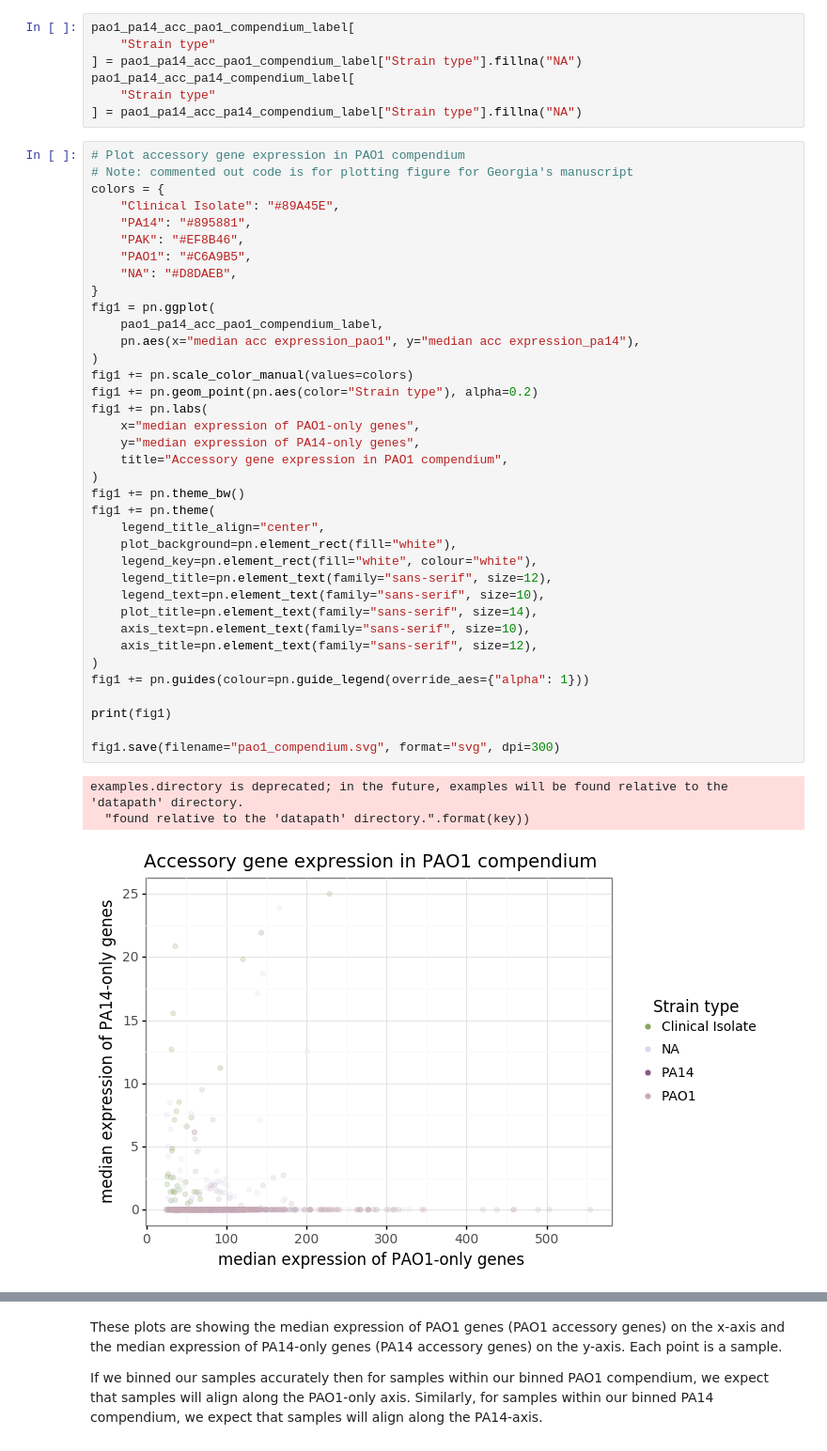
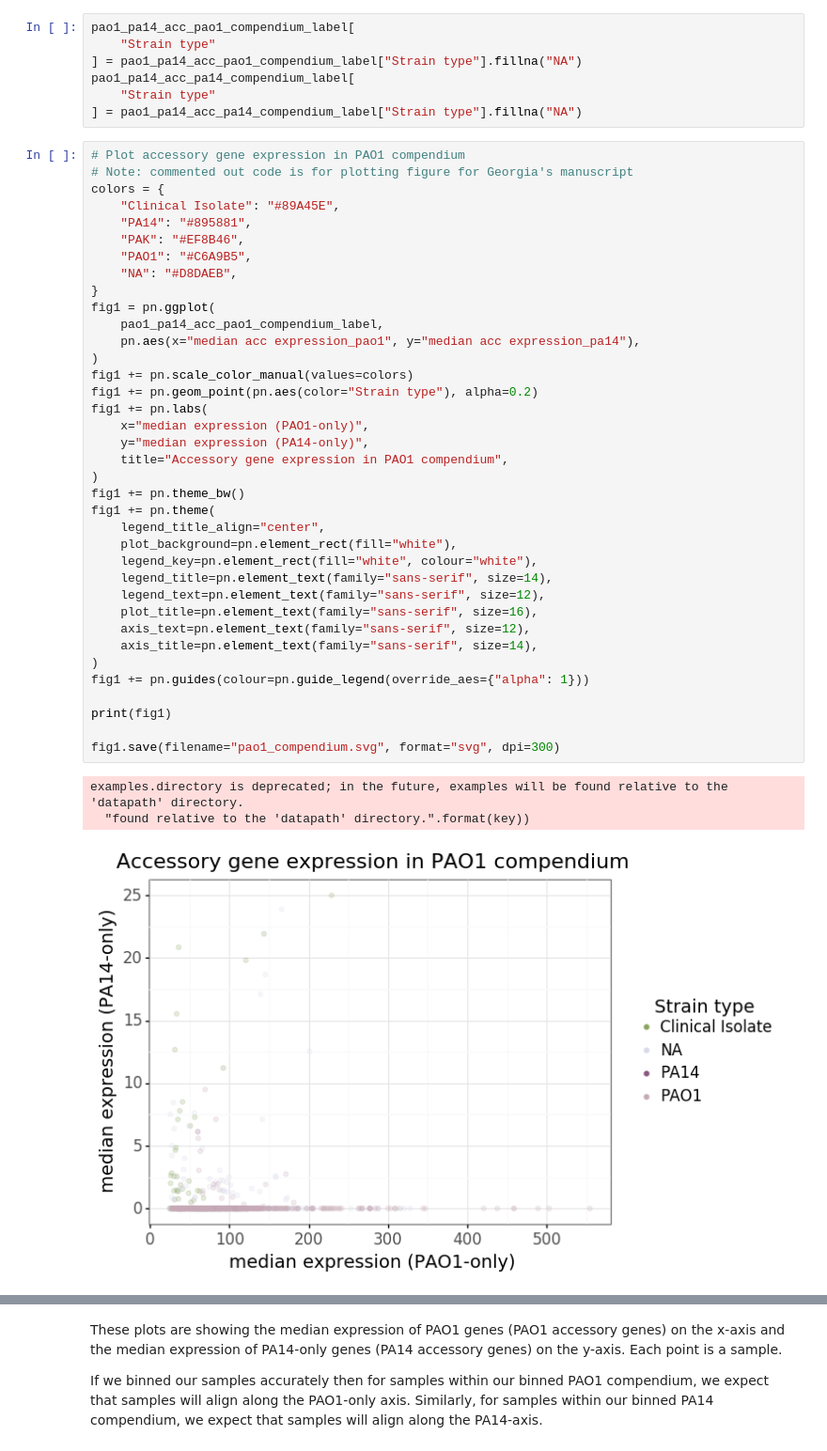
Before and after one commit to hoganlab-dartmouth/pa-seq-compendia, a Jupyter notebook: make_pao1_pa14_compendia/2_validate_compendia.ipynb, the cells around one changed output, grey strips where cells are left out. Shown: that part at 94% size. Cells and saved outputs as stored; diff of their text form.

Commit message:
updated figure 3 based on comments from Georgia

```diff
--- a/make_pao1_pa14_compendia/2_validate_compendia.ipynb
+++ b/make_pao1_pa14_compendia/2_validate_compendia.ipynb
@@ -213,38 +213,38 @@ pao1_pa14_acc_pa14_compendium_label[
 colors = {
     "Clinical Isolate": "#89A45E",
     "PA14": "#895881",
     "PAK": "#EF8B46",
     "PAO1": "#C6A9B5",
     "NA": "#D8DAEB",
 }
 fig1 = pn.ggplot(
     pao1_pa14_acc_pao1_compendium_label,
     pn.aes(x="median acc expression_pao1", y="median acc expression_pa14"),
 )
 fig1 += pn.scale_color_manual(values=colors)
 fig1 += pn.geom_point(pn.aes(color="Strain type"), alpha=0.2)
 fig1 += pn.labs(
-    x="median expression of PAO1-only genes",
-    y="median expression of PA14-only genes",
+    x="median expression (PAO1-only)",
+    y="median expression (PA14-only)",
     title="Accessory gene expression in PAO1 compendium",
 )
 fig1 += pn.theme_bw()
 fig1 += pn.theme(
     legend_title_align="center",
     plot_background=pn.element_rect(fill="white"),
     legend_key=pn.element_rect(fill="white", colour="white"),
-    legend_title=pn.element_text(family="sans-serif", size=12),
-    legend_text=pn.element_text(family="sans-serif", size=10),
-    plot_title=pn.element_text(family="sans-serif", size=14),
-    axis_text=pn.element_text(family="sans-serif", size=10),
-    axis_title=pn.element_text(family="sans-serif", size=12),
+    legend_title=pn.element_text(family="sans-serif", size=14),
+    legend_text=pn.element_text(family="sans-serif", size=12),
+    plot_title=pn.element_text(family="sans-serif", size=16),
+    axis_text=pn.element_text(family="sans-serif", size=12),
+    axis_title=pn.element_text(family="sans-serif", size=14),
 )
 fig1 += pn.guides(colour=pn.guide_legend(override_aes={"alpha": 1}))
 
 print(fig1)
 
 fig1.save(filename="pao1_compendium.svg", format="svg", dpi=300)
 # %% [output]
 examples.directory is deprecated; in the future, examples will be found relative to the 'datapath' directory.
   "found relative to the 'datapath' directory.".format(key))
-[figure, old version]
+[figure, new version]
```
Also changed, not shown: parts of 8 cells of this notebook, 4 other files.
